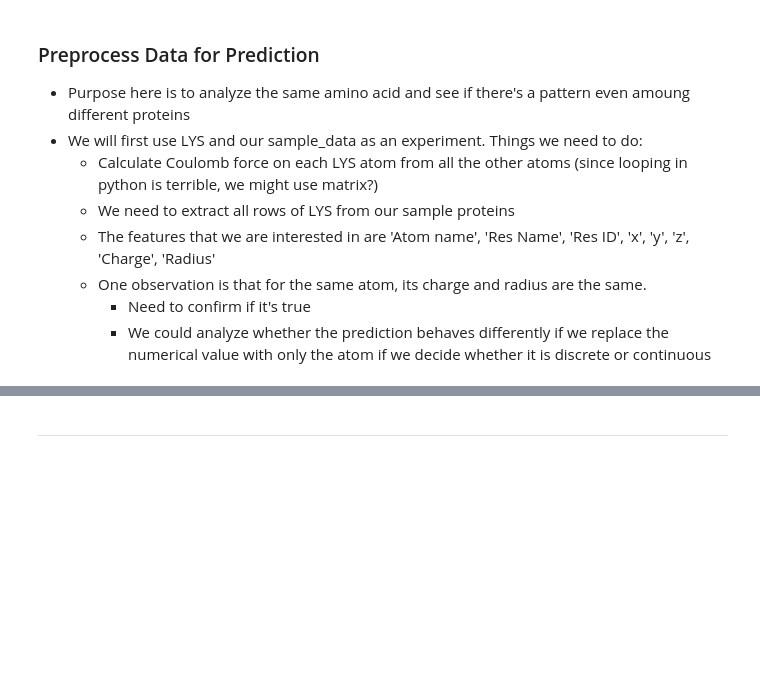
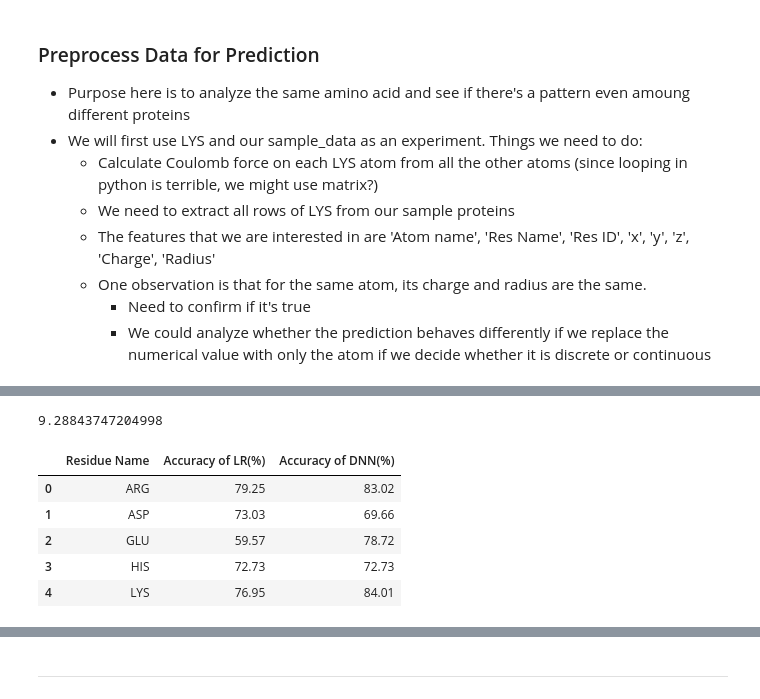
Before and after one commit to YongjiaXu/protein_pKa, a Jupyter notebook: protein_pKa.ipynb, the cells around one changed output, grey strips where cells are left out. Drawn from its saved outputs; the diff is of its cells as text; code cells hidden in the pictures; blank space fills up the shorter version.

```diff
--- a/protein_pKa.ipynb
+++ b/protein_pKa.ipynb
@@ -304,7 +288,7 @@ memory usage: 43.6+ KB
         - Need to confirm if it's true
         - We could analyze whether the prediction behaves differently if we replace the numerical value with only the atom if we decide whether it is discrete or continuous
 # %%
-target_AA = 'ASP'
+target_AA = 'ARG'
 sample_data = ['1bf4', '1bpi', '1igd', '1pga', '1pgb', '2ci2', '2ovo', '2qmt', '3ebx', '4pti']
 # %%
 def extract_with_AA(PDBID, Amino_Acid):
@@ -443,0 +393,14 @@ df_ASP_copy.head()
+# %%
+from __future__ import absolute_import, division, print_function, unicode_literals
+
+import tensorflow as tf
+
+def input_fn(features, labels, training=True, batch_size=256):
+    # Convert the inputs to a Dataset.
+    dataset = tf.data.Dataset.from_tensor_slices((dict(features), labels))
+
+    # Shuffle and repeat if you are in training mode.
+    if training:
+        dataset = dataset.shuffle(1000).repeat()
+
+    return dataset.batch(batch_size)
@@ -443,0 +449,21 @@ df_ASP_copy.head()
+# %%
+from sklearn.model_selection import train_test_split
+from timeit import default_timer as timer
+
+list_AA = ['ARG', 'ASP', 'CYS', 'GLU', 'HIS', 'LYS', 'TYR']
+skipped = []
+accuracy = []
+time = []
+for target_AA in list_AA:
+
+    start = timer()
+    LR_accuracy, DNN_accuracy = pred_by_res(target_AA)
+    end = timer()
+    if LR_accuracy == -1:
+        skipped.append(target_AA)
+        continue;
+    time.append(end-start)
+    accuracy.append([target_AA, LR_accuracy, DNN_accuracy])
+
+print(time)
+print(accuracy)
@@ -443,0 +488,18 @@ df_ASP_copy.head()
+# %%
+print(sum(time)/60)
+# %% [output]
+9.28843747204998
+# %%
+
+df_accuracy = pd.DataFrame(accuracy,
+                          columns = ['Residue Name', 'Accuracy of LR(%)', 'Accuracy of DNN(%)'])
+df_accuracy['Accuracy of LR(%)'] = df_accuracy['Accuracy of LR(%)'].astype(float) * 100
+df_accuracy['Accuracy of DNN(%)'] = df_accuracy['Accuracy of DNN(%)'].astype(float) * 100
+df_accuracy.round(2)
+# %% [output]
+|  | Residue Name | Accuracy of LR(%) | Accuracy of DNN(%) |
+| 0 | ARG | 79.25 | 83.02 |
+| 1 | ASP | 73.03 | 69.66 |
+| 2 | GLU | 59.57 | 78.72 |
+| 3 | HIS | 72.73 | 72.73 |
+| 4 | LYS | 76.95 | 84.01 |
```
Also changed, not shown: parts of 23 cells of this notebook, 3 other files.
